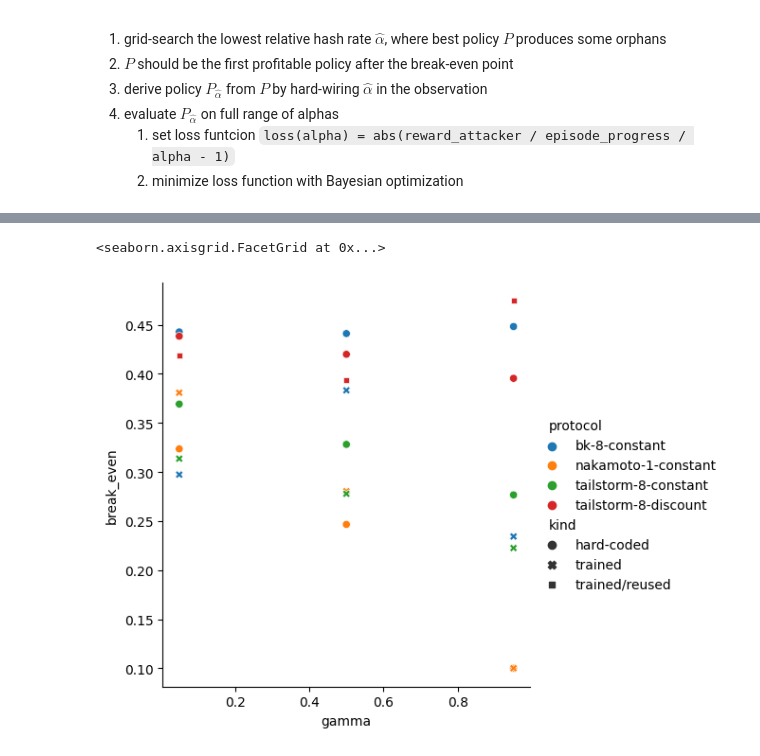
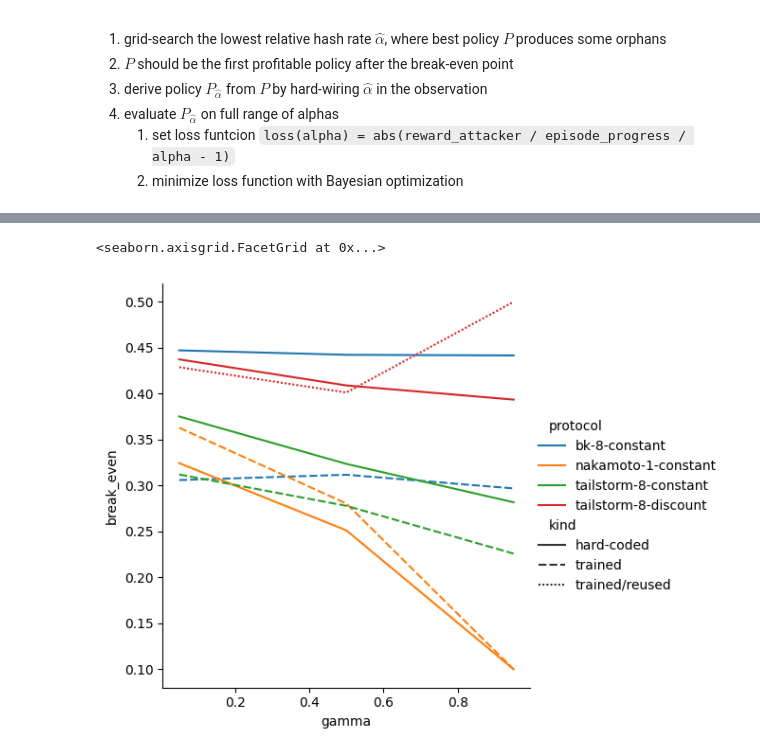
Before and after one commit to pkel/cpr, a Jupyter notebook: experiments/rl-eval/compare-models-and-find-breakeven.ipynb, the cells around one changed output, grey strips where cells are left out. Saved outputs shown, nothing was run; the diff lists cells and outputs as text; code cells hidden in the pictures.

Commit message:
RL/eval: improve plots, fix break-even analysis

```diff
--- a/experiments/rl-eval/compare-models-and-find-breakeven.ipynb
+++ b/experiments/rl-eval/compare-models-and-find-breakeven.ipynb
@@ -352,16 +470,11 @@ Per protocol and gamma, we proceed as follows:
     1. set loss funtcion `loss(alpha) = abs(reward_attacker / episode_progress / alpha - 1)`
     2. minimize loss function with Bayesian optimization
 # %%
-scenario = ["protocol", "k", "reward", "subblock_selection", "gamma", "kind"]
-policy = ["policy", "reused", "path"]
-d = opt_episodes
-d = d.assign(orphan_rate=d.episode_chain_time / d.episode_progress)
-d = d.query("orphan_rate > 1.1")
-be_means = d.groupby(scenario + policy + ["alpha"], as_index=False).alpha.mean()
-# display(be_means.policy.drop_duplicates().reset_index(drop=True))
-
-be_policies = be_means.loc[be_means.groupby(scenario).alpha.idxmin()].reset_index(
-    drop=True
-)
+grouping = ["protocol", "k", "reward", "subblock_selection", "gamma", "kind"]
+select = ["policy", "reused", "path"]
+d = honest_or_attack_episodes.query("is_honest == False")
+d = d[grouping + ["alpha"] + select].drop_duplicates().reset_index(drop=True)
+d = d.loc[d.groupby(grouping).alpha.idxmin()].reset_index(drop=True)
+be_policies = d
 display(be_policies.drop(columns="path"))
 # %% [output]
@@ -385,12 +498,14 @@ display(be_policies.drop(columns="path"))
 # %%
 import io
+import joblib
 import skopt
 import skopt.plots
+import threadpoolctl
 from skopt.space import Real
 from skopt.utils import use_named_args
 
-alpha = [0.1, 0.5]
-dimensions = [Real(name="alpha", low=min(alpha), high=max(alpha))]
+support = [0.1, 0.5]
+dimensions = [Real(name="alpha", low=min(support), high=max(support))]
 n_calls = 42
 be_episode_len = 8192
 
@@ -438,7 +553,7 @@ def break_even_of_res(res):
     return res.x_iters[
         np.argmin(
             res.models[-1].predict(
-                (res.x_iters - min(alpha)) / (max(alpha) - min(alpha))
+                (np.array(res.x_iters) - min(support)) / (max(support) - min(support))
             )
         )
     ][0]
@@ -449,7 +564,7 @@ def find_break_even(x):
         warnings.filterwarnings(
             "ignore", "The objective has been evaluated at this point before"
         )
-        res = skopt.gp_minimize(objective_fn(x), dimensions, n_calls=n_calls)
+        res = skopt.gp_minimize(objective_fn(x), dimensions, n_calls=n_calls, n_jobs=1)
         break_even = break_even_of_res(res)
         # optimizer result cannot be pickled
         # thus create plot here and save in dataframe
@@ -469,11 +584,9 @@ try:
     be_points = pd.read_pickle(fname)
     print(f"restore from {fname}")
 except FileNotFoundError:
-    # results = d.progress_apply(
-    results = d.parallel_apply(
-        find_break_even,
-        axis=1,
-    )
+    # results = d.progress_apply(find_break_even, axis = 1)
+    with threadpoolctl.threadpool_limits(limits=1):
+        results = d.parallel_apply(find_break_even, axis=1)
     be_points = pd.concat([d, results], axis=1)
     be_points.to_pickle(fname)
 # %% [output]
@@ -501,18 +614,19 @@ be_points.drop(columns=["path", "break_even_png"])
 # %%
 d = be_points.copy()
 d.loc[d.reused, "kind"] = "trained/reused"
 sns.relplot(
     data=d.assign(
         protocol=d.protocol + "-" + d.k.map(str) + "-" + d.reward,
     ),
+    kind="line",
     hue="protocol",
     x="gamma",
     y="break_even",
     style="kind",
 )
 # %% [output]
 <seaborn.axisgrid.FacetGrid at 0x...>
-[figure, old version]
+[figure, new version]
 # %%
 import IPython.display
 
```
Also changed, not shown: parts of 14 cells of this notebook.
